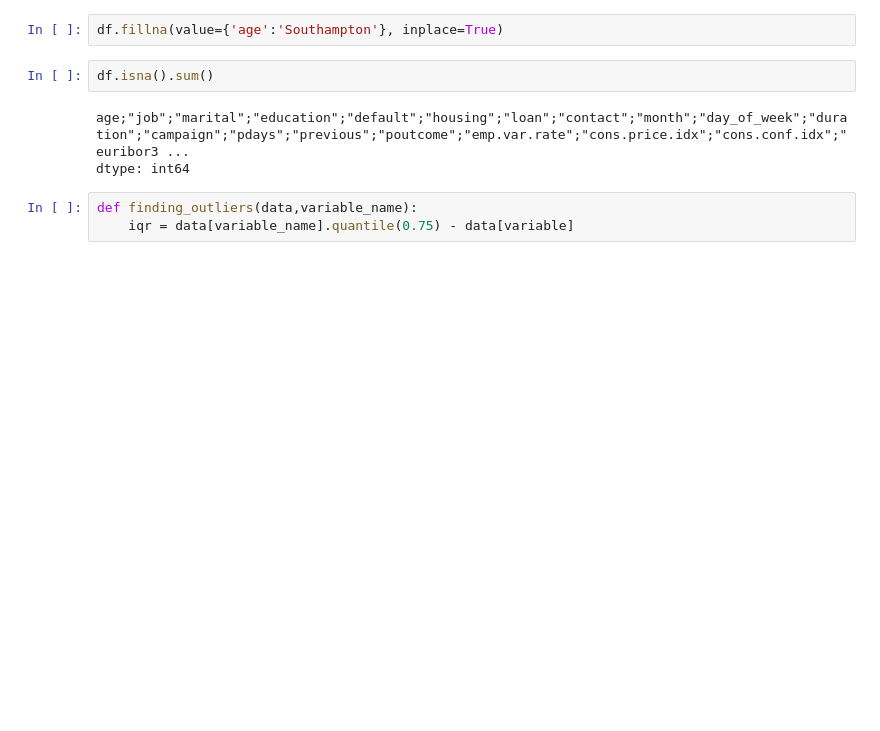
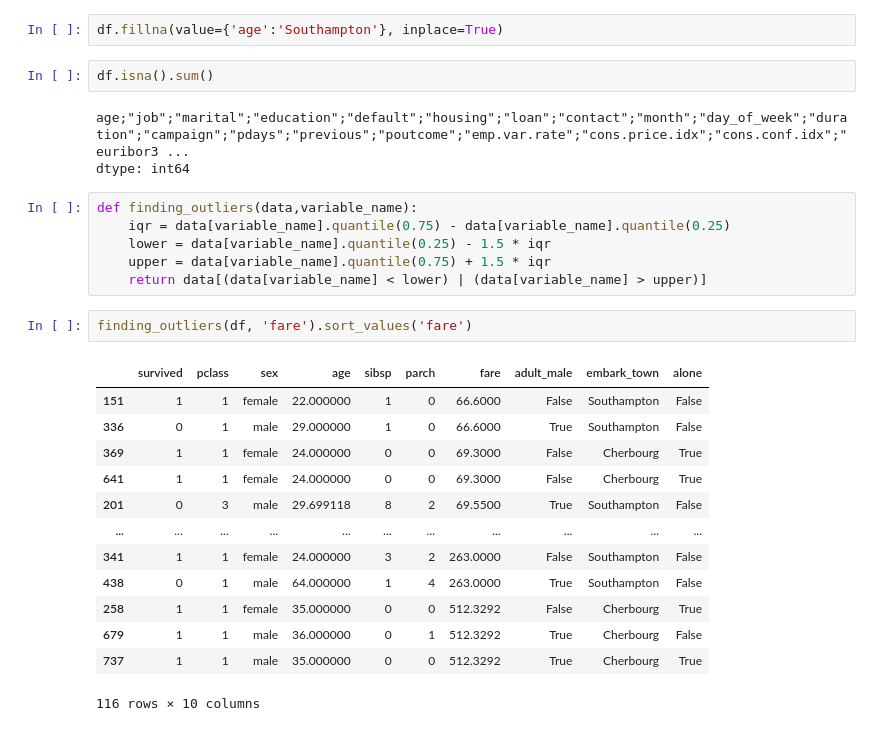
Before and after one commit to RYANETCHUIESSEU/data-set-Titanic, a Jupyter notebook: data/first (2).ipynb, the cells around one changed output. Cells and saved outputs as stored; diff of their text form; blank space fills up the shorter version.

```diff
--- a/data/first (2).ipynb
+++ b/data/first (2).ipynb
@@ -236,4 +255,23 @@ age;"job";"marital";"education";"default";"housing";"loan";"contact";"month";"da
 dtype: int64
 # %%
 def finding_outliers(data,variable_name):
-    iqr = data[variable_name].quantile(0.75) - data[variable]
+    iqr = data[variable_name].quantile(0.75) - data[variable_name].quantile(0.25)
+    lower = data[variable_name].quantile(0.25) - 1.5 * iqr
+    upper = data[variable_name].quantile(0.75) + 1.5 * iqr
+    return data[(data[variable_name] < lower) | (data[variable_name] > upper)]
+# %%
+finding_outliers(df, 'fare').sort_values('fare')
+# %% [output]
+|  | survived | pclass | sex | age | sibsp | parch | fare | adult_male | embark_town | alone |
+| 151 | 1 | 1 | female | 22.000000 | 1 | 0 | 66.6000 | False | Southampton | False |
+| 336 | 0 | 1 | male | 29.000000 | 1 | 0 | 66.6000 | True | Southampton | False |
+| 369 | 1 | 1 | female | 24.000000 | 0 | 0 | 69.3000 | False | Cherbourg | True |
+| 641 | 1 | 1 | female | 24.000000 | 0 | 0 | 69.3000 | False | Cherbourg | True |
+| 201 | 0 | 3 | male | 29.699118 | 8 | 2 | 69.5500 | True | Southampton | False |
+| ... | ... | ... | ... | ... | ... | ... | ... | ... | ... | ... |
+| 341 | 1 | 1 | female | 24.000000 | 3 | 2 | 263.0000 | False | Southampton | False |
+| 438 | 0 | 1 | male | 64.000000 | 1 | 4 | 263.0000 | True | Southampton | False |
+| 258 | 1 | 1 | female | 35.000000 | 0 | 0 | 512.3292 | False | Cherbourg | True |
+| 679 | 1 | 1 | male | 36.000000 | 0 | 1 | 512.3292 | True | Cherbourg | False |
+| 737 | 1 | 1 | male | 35.000000 | 0 | 0 | 512.3292 | True | Cherbourg | True |
+116 rows × 10 columns
```
Also changed, not shown: parts of 25 cells of this notebook.
